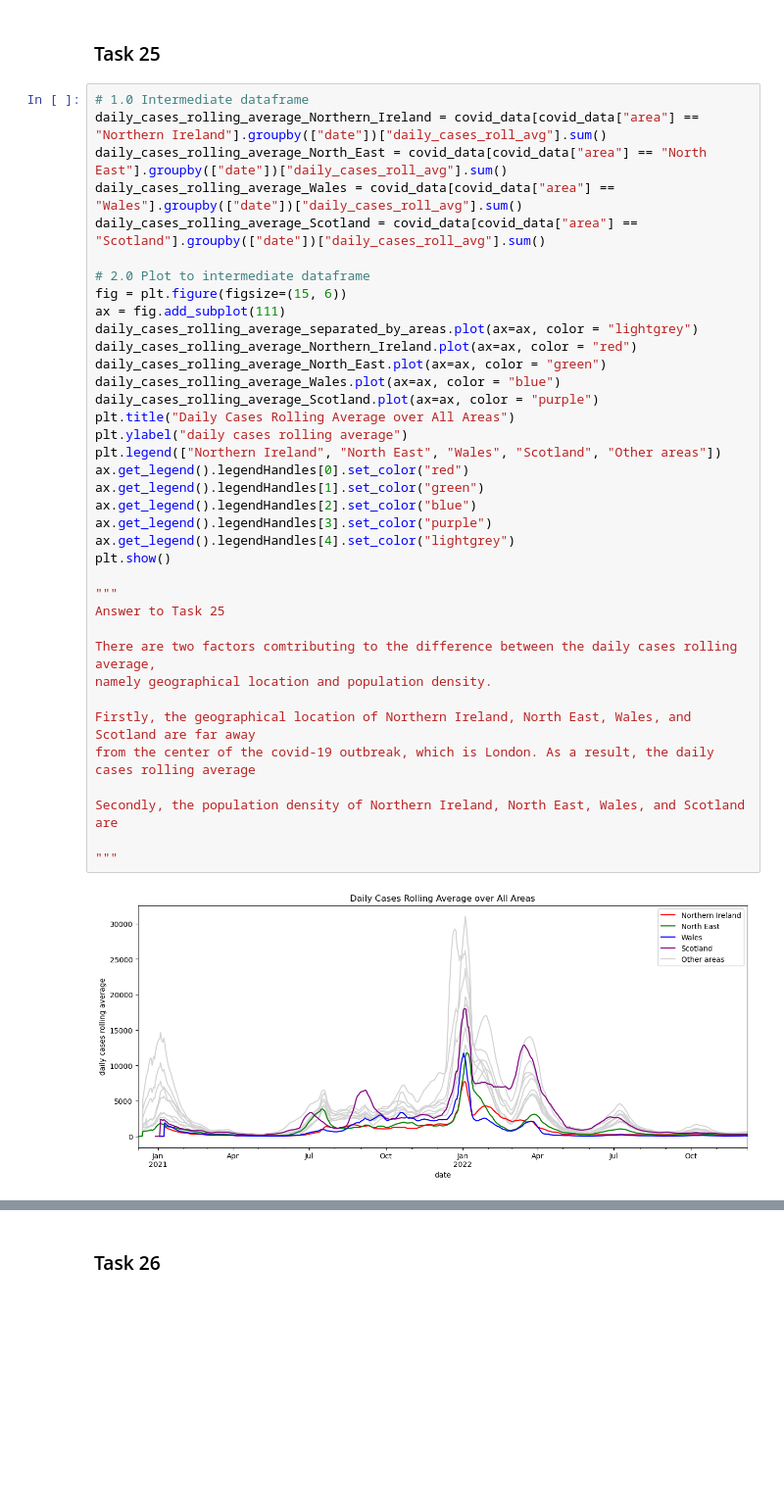
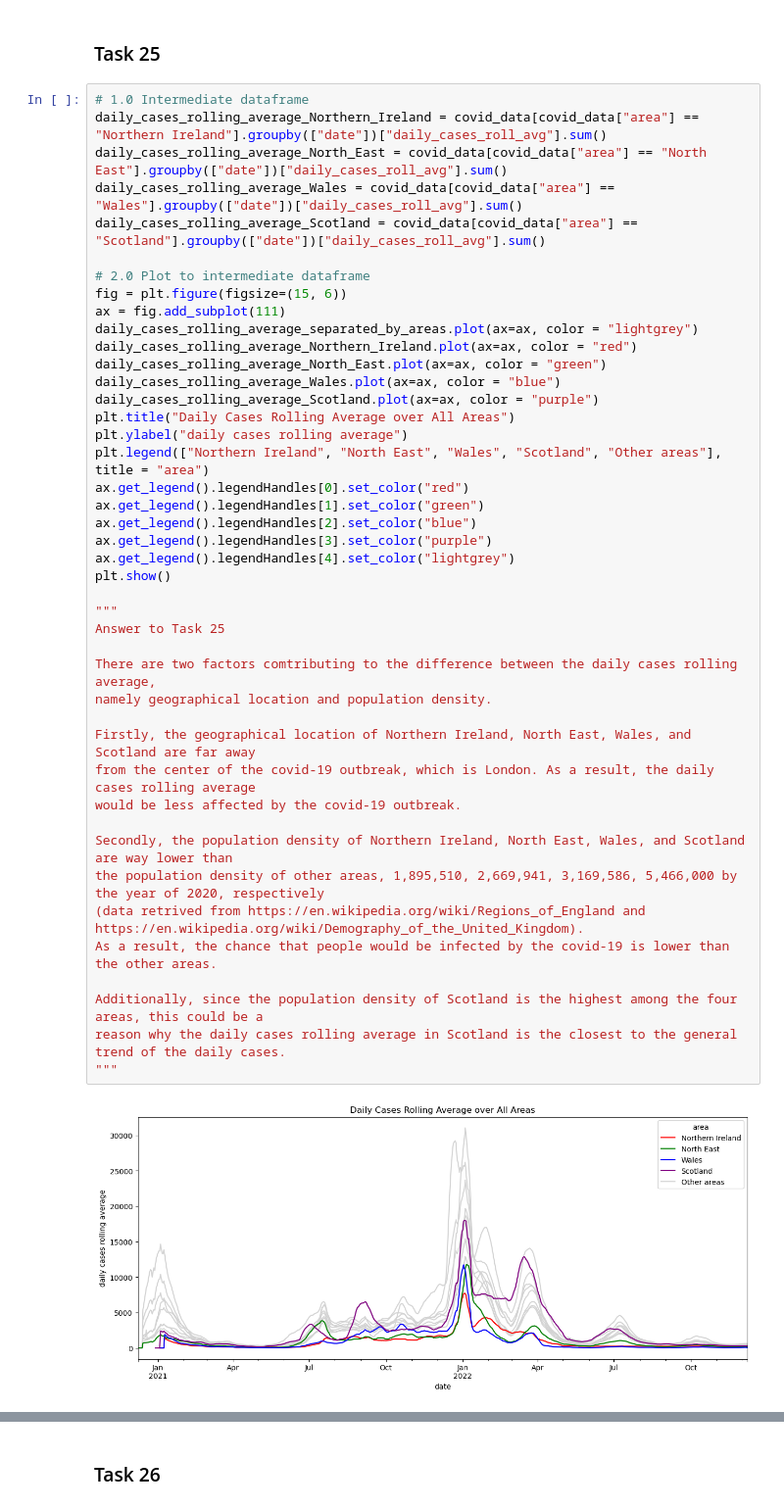
Before and after one commit to congrendai/CW2_for_computer_programing, a Jupyter notebook: CW2_A1.ipynb, the cells around one changed output, grey strips where cells are left out. Shown at 98% size. Drawn from its saved outputs; the diff is of its cells as text; blank space fills up the shorter version.

```diff
--- a/CW2_A1.ipynb
+++ b/CW2_A1.ipynb
@@ -462,36 +462,43 @@ daily_cases_rolling_average_Scotland = covid_data[covid_data["area"] == "Scotlan
 
 # 2.0 Plot to intermediate dataframe
 fig = plt.figure(figsize=(15, 6))
 ax = fig.add_subplot(111)
 daily_cases_rolling_average_separated_by_areas.plot(ax=ax, color = "lightgrey")
 daily_cases_rolling_average_Northern_Ireland.plot(ax=ax, color = "red")
 daily_cases_rolling_average_North_East.plot(ax=ax, color = "green")
 daily_cases_rolling_average_Wales.plot(ax=ax, color = "blue")
 daily_cases_rolling_average_Scotland.plot(ax=ax, color = "purple")
 plt.title("Daily Cases Rolling Average over All Areas")
 plt.ylabel("daily cases rolling average")
-plt.legend(["Northern Ireland", "North East", "Wales", "Scotland", "Other areas"])
+plt.legend(["Northern Ireland", "North East", "Wales", "Scotland", "Other areas"], title = "area")
 ax.get_legend().legendHandles[0].set_color("red")
 ax.get_legend().legendHandles[1].set_color("green")
 ax.get_legend().legendHandles[2].set_color("blue")
 ax.get_legend().legendHandles[3].set_color("purple")
 ax.get_legend().legendHandles[4].set_color("lightgrey")
 plt.show()
 
 """
 Answer to Task 25
 
 There are two factors comtributing to the difference between the daily cases rolling average,
 namely geographical location and population density.
 
 Firstly, the geographical location of Northern Ireland, North East, Wales, and Scotland are far away
 from the center of the covid-19 outbreak, which is London. As a result, the daily cases rolling average
+would be less affected by the covid-19 outbreak.
 
-Secondly, the population density of Northern Ireland, North East, Wales, and Scotland are
+Secondly, the population density of Northern Ireland, North East, Wales, and Scotland are way lower than
+the population density of other areas, 1,895,510, 2,669,941, 3,169,586, 5,466,000 by the year of 2020, respectively
+(data retrived from https://en.wikipedia.org/wiki/Regions_of_England and
+https://en.wikipedia.org/wiki/Demography_of_the_United_Kingdom).
+As a result, the chance that people would be infected by the covid-19 is lower than the other areas.
 
+Additionally, since the population density of Scotland is the highest among the four areas, this could be a
+reason why the daily cases rolling average in Scotland is the closest to the general trend of the daily cases.
 """
 # %% [output]
-[figure, old version]
+[figure, new version]
 '\nAnswer to Task 25\n\nThere are two factors comtributing to the difference between the daily cases rolling average, \nnamely geographical location and population density.\n\nFirstly, the geographica ...
 # %% [markdown]
 ### Task 26
```
